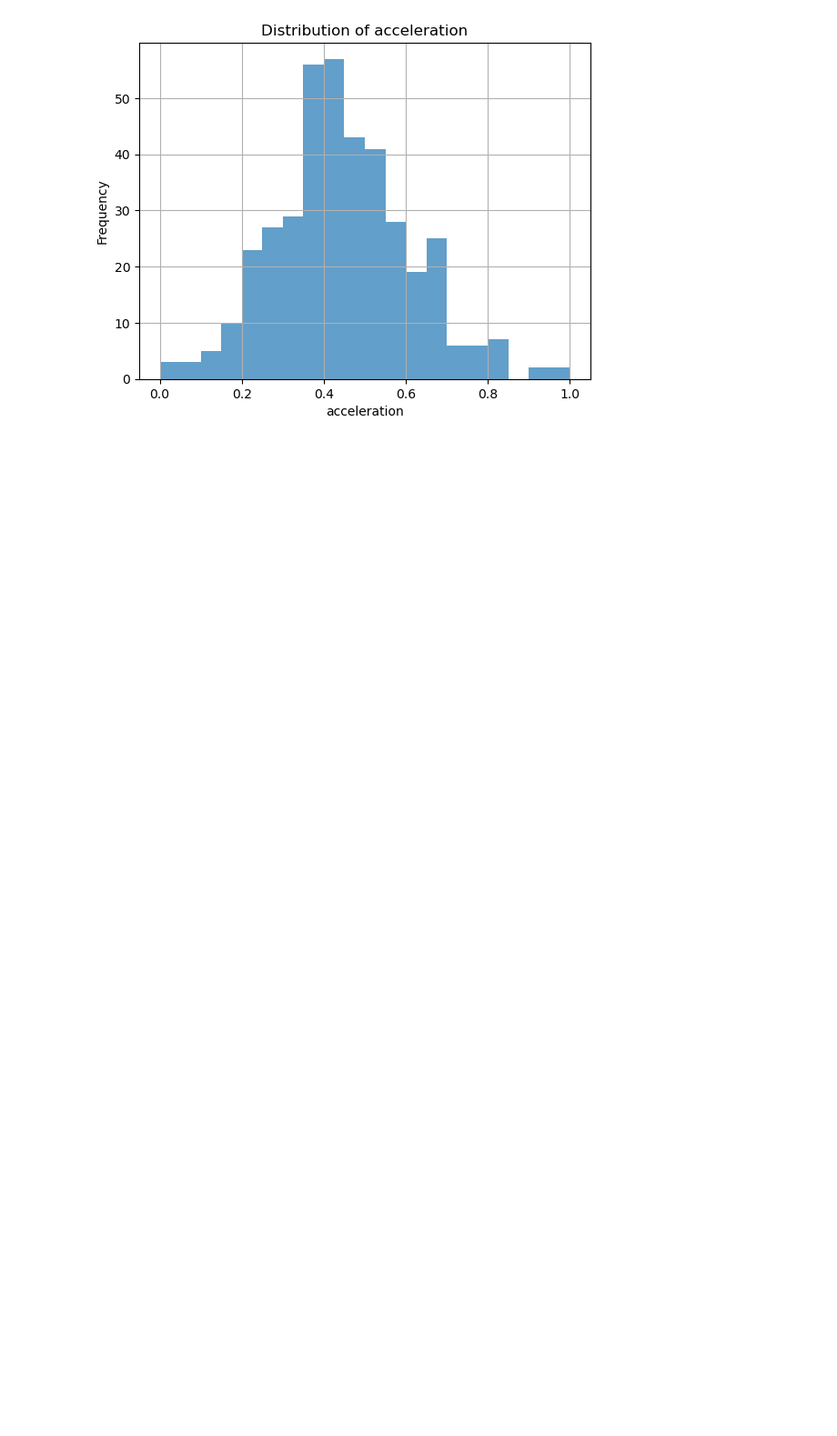
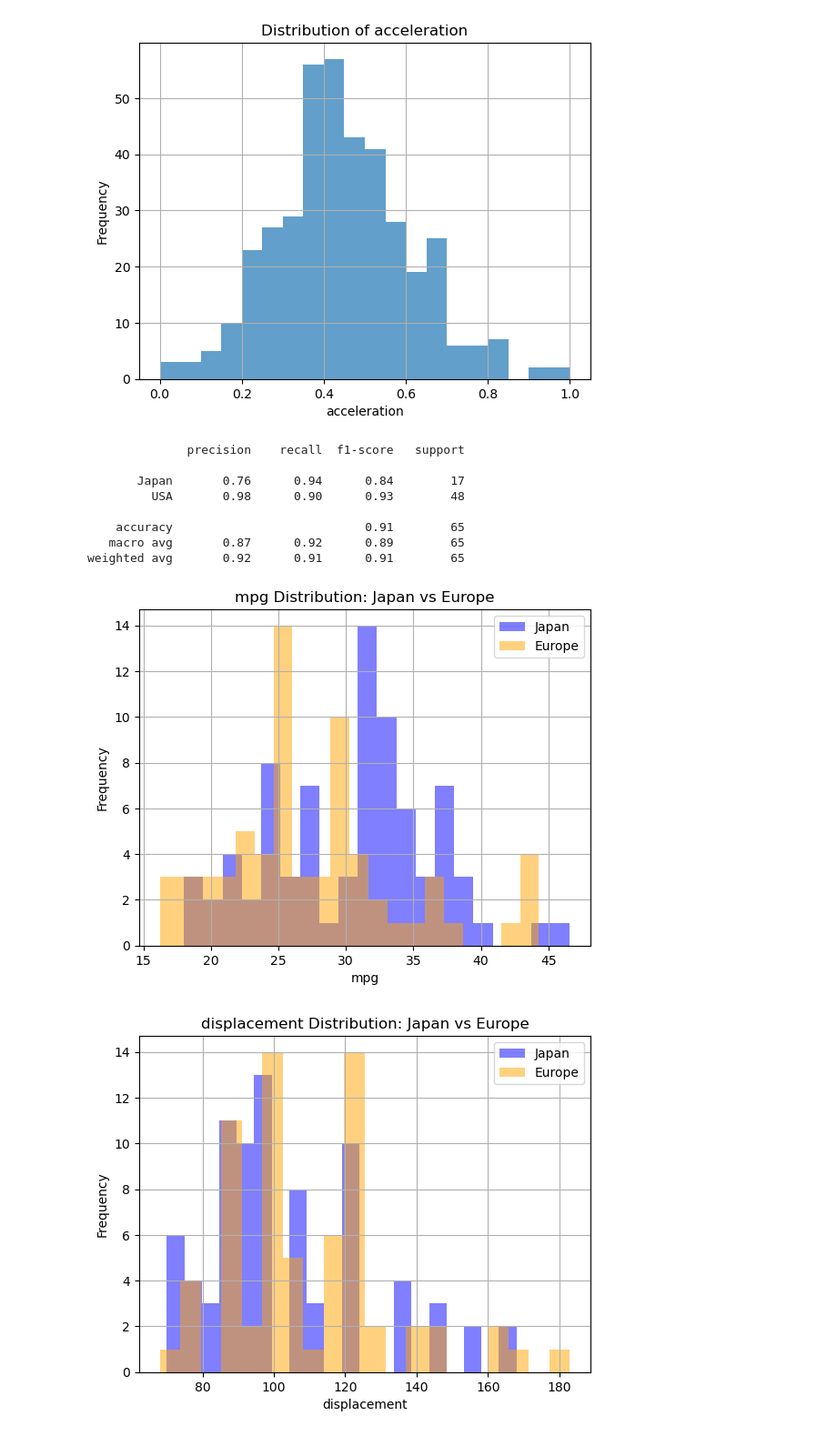
Before and after one commit to tkmnbr/ECS171, a Jupyter notebook: hw2/hw2.ipynb, the cells around one changed output. Shown at 91% size. Drawn from its saved outputs; the diff is of its cells as text; code cells hidden in the pictures; blank space fills up the shorter version.

Commit message:
Add solution to Exercise 2

```diff
--- a/hw2/hw2.ipynb
+++ b/hw2/hw2.ipynb
@@ -35,3 +35,63 @@ for column in numerical_columns:
 [figure]
 [figure]
 [figure]
+# %%
+# Exercise 2
+import pandas as pd
+import matplotlib.pyplot as plt
+from sklearn.model_selection import train_test_split
+from sklearn.linear_model import LogisticRegression
+from sklearn.metrics import classification_report
+
+data = pd.read_csv('auto-mpg.csv')
+
+# Remove "Europe"
+filtered_data = data[data['origin'].isin(['USA', 'Japan'])]
+
+# Apply one-hot encoding
+filtered_data = pd.get_dummies(filtered_data, columns=['origin'], prefix='origin')
+
+# Define features and targets
+numerical_columns = ['mpg', 'displacement', 'horsepower', 'weight', 'acceleration']
+X = filtered_data[numerical_columns]
+y = filtered_data['origin_USA']
+
+# Split the data
+X_train, X_test, y_train, y_test = train_test_split(X, y, test_size=0.2, random_state=42)
+
+# Build a Logistic Regression model
+model = LogisticRegression()
+model.fit(X_train, y_train)
+
+# Prediction
+y_pred = model.predict(X_test)
+
+# Report the precision and recall
+report = classification_report(y_test, y_pred, target_names=['Japan', 'USA'])
+print(report)
+
+japan_europe_data = data[data['origin'].isin(['Japan', 'Europe'])]
+japan_europe_data = pd.get_dummies(japan_europe_data, columns=['origin'], prefix='origin')
+
+for column in numerical_columns:
+    japan_europe_data[japan_europe_data['origin_Japan'] == 1][column].hist(bins=20, alpha=0.5, label='Japan', color='blue')
+    japan_europe_data[japan_europe_data['origin_Japan'] == 0][column].hist(bins=20, alpha=0.5, label='Europe', color='orange')
+    plt.title(f'{column} Distribution: Japan vs Europe')
+    plt.xlabel(column)
+    plt.ylabel('Frequency')
+    plt.legend()
+    plt.show()
+
+# From the histograms, the horsepower, mpg, and acceleration have clearly different distributions,  which is highly predictive of the accuracy of a model using them.
+# On the other hand, the other features have a lot of overlap in their distributions, which could potentially have negative effect on model performance.
+# %% [output]
+              precision    recall  f1-score   support
+
+       Japan       0.76      0.94      0.84        17
+         USA       0.98      0.90      0.93        48
+
+    accuracy                           0.91        65
+   macro avg       0.87      0.92      0.89        65
+weighted avg       0.92      0.91      0.91        65
+[figure, added]
+[figure, added]
```
Also changed, not shown: parts of 1 cell of this notebook.
